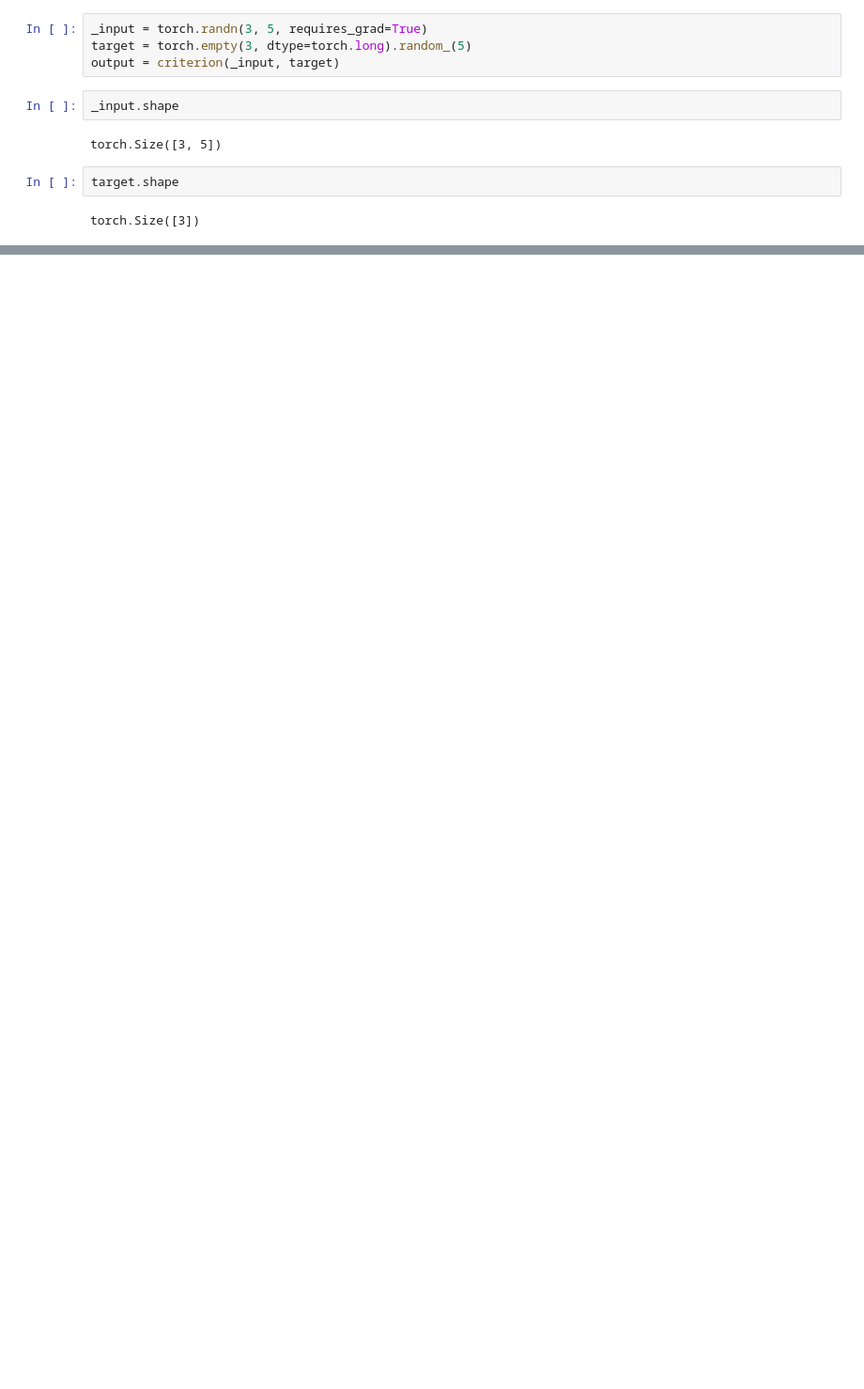
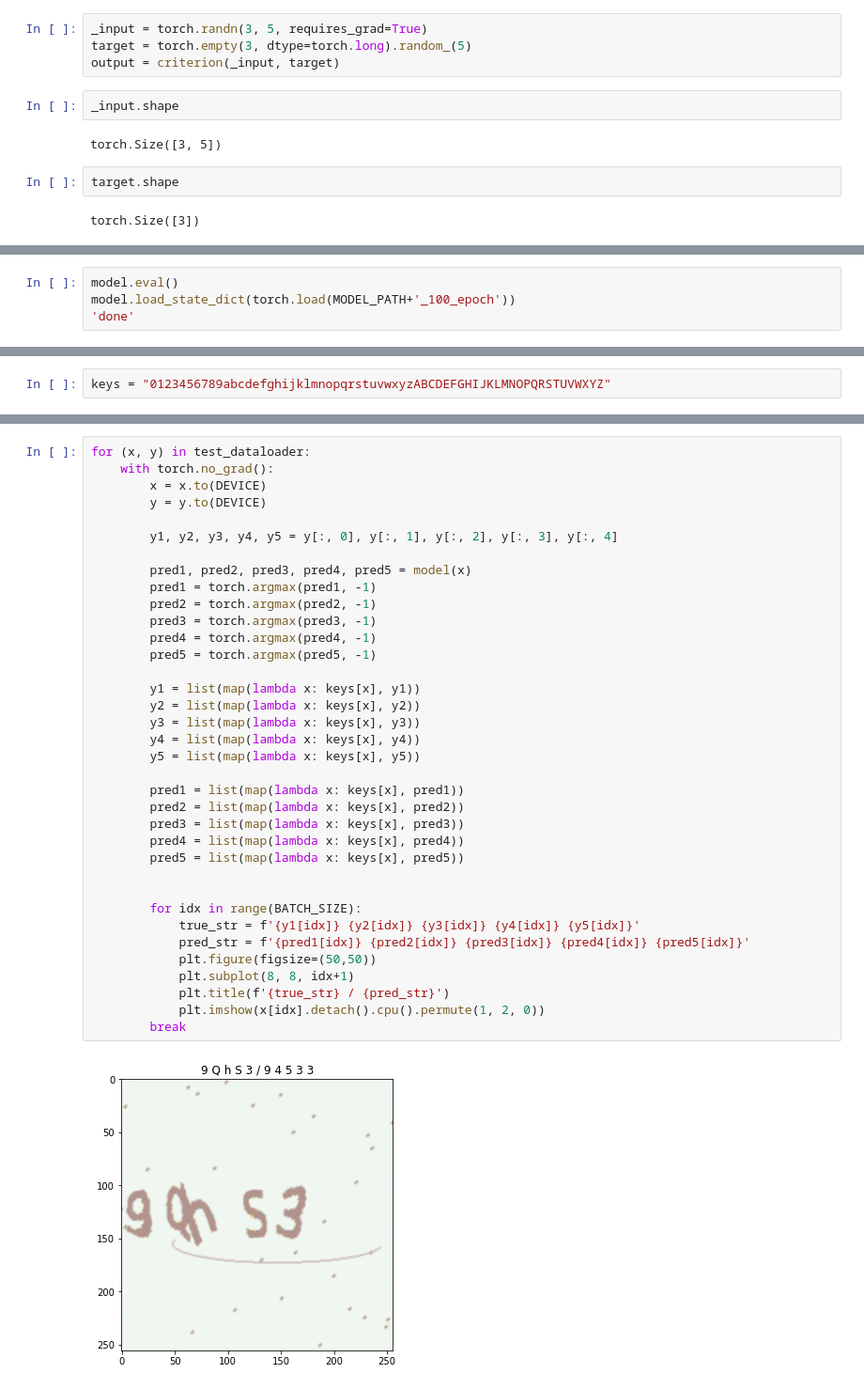
Before and after one commit to zooomg/captcha-active-learning, a Jupyter notebook: 220523_conv.ipynb, the cells around one changed output, grey strips where cells are left out. Shown at 94% size. Drawn from its saved outputs; the diff is of its cells as text; blank space fills up the shorter version.

```diff
--- a/220523_conv.ipynb
+++ b/220523_conv.ipynb
@@ -179,0 +207,4 @@ torch.Size([3])
+# %%
+model.eval()
+model.load_state_dict(torch.load(MODEL_PATH+'_100_epoch'))
+'done'
@@ -179,0 +213,2 @@ torch.Size([3])
+# %%
+keys = "0123456789abcdefghijklmnopqrstuvwxyzABCDEFGHIJKLMNOPQRSTUVWXYZ"
@@ -179,0 +266,38 @@ torch.Size([3])
+# %%
+for (x, y) in test_dataloader:
+    with torch.no_grad():
+        x = x.to(DEVICE)
+        y = y.to(DEVICE)
+
+        y1, y2, y3, y4, y5 = y[:, 0], y[:, 1], y[:, 2], y[:, 3], y[:, 4]
+
+        pred1, pred2, pred3, pred4, pred5 = model(x)
+        pred1 = torch.argmax(pred1, -1)
+        pred2 = torch.argmax(pred2, -1)
+        pred3 = torch.argmax(pred3, -1)
+        pred4 = torch.argmax(pred4, -1)
+        pred5 = torch.argmax(pred5, -1)
+
+        y1 = list(map(lambda x: keys[x], y1))
+        y2 = list(map(lambda x: keys[x], y2))
+        y3 = list(map(lambda x: keys[x], y3))
+        y4 = list(map(lambda x: keys[x], y4))
+        y5 = list(map(lambda x: keys[x], y5))
+
+        pred1 = list(map(lambda x: keys[x], pred1))
+        pred2 = list(map(lambda x: keys[x], pred2))
+        pred3 = list(map(lambda x: keys[x], pred3))
+        pred4 = list(map(lambda x: keys[x], pred4))
+        pred5 = list(map(lambda x: keys[x], pred5))
+
+
+        for idx in range(BATCH_SIZE):
+            true_str = f'{y1[idx]} {y2[idx]} {y3[idx]} {y4[idx]} {y5[idx]}'
+            pred_str = f'{pred1[idx]} {pred2[idx]} {pred3[idx]} {pred4[idx]} {pred5[idx]}'
+            plt.figure(figsize=(50,50))
+            plt.subplot(8, 8, idx+1)
+            plt.title(f'{true_str} / {pred_str}')
+            plt.imshow(x[idx].detach().cpu().permute(1, 2, 0))
+        break
+# %% [output]
+[figure, added]
```
Also changed, not shown: parts of 13 cells of this notebook, 7 other files.
